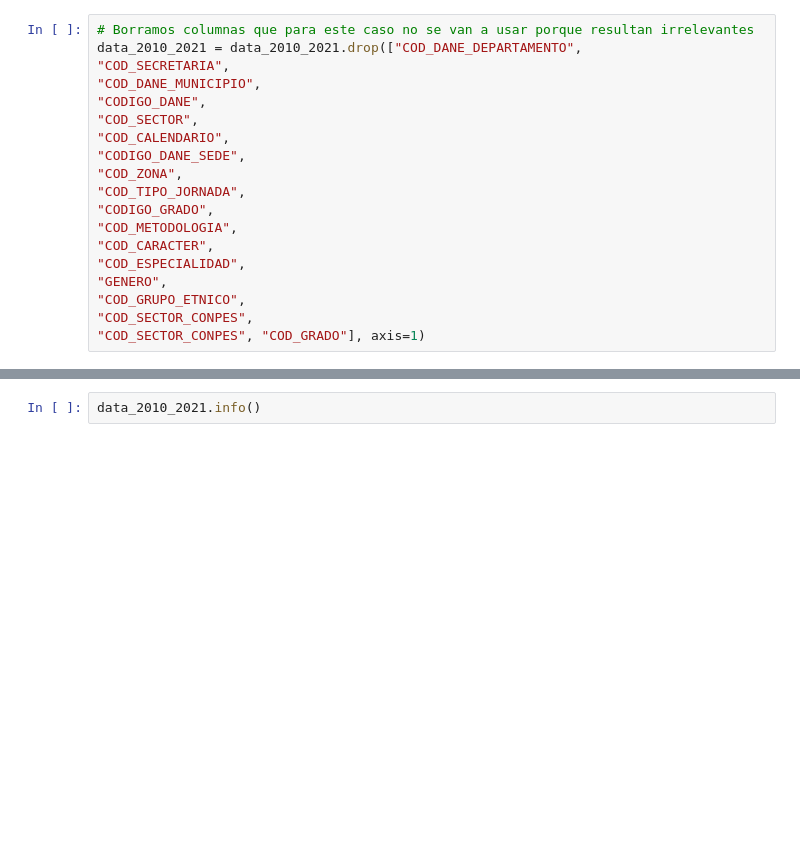
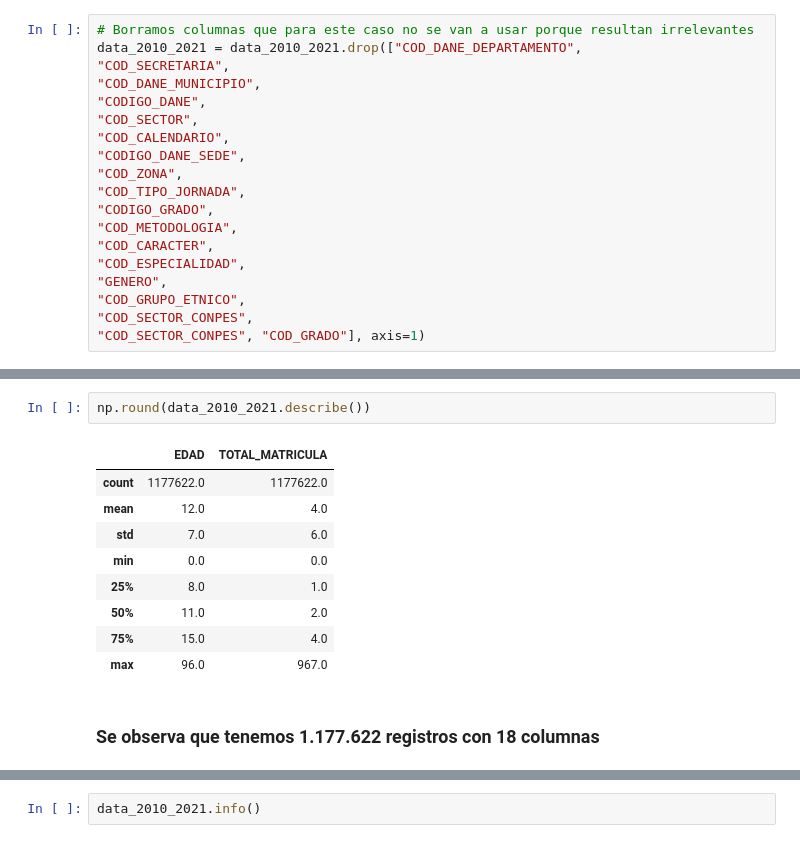
Before and after one commit to Cuenta-oss/analisis_exploratorio, a Jupyter notebook: datas.ipynb, the cells around one changed output, grey strips where cells are left out. Drawn from its saved outputs; the diff is of its cells as text; blank space fills up the shorter version.

```diff
--- a/datas.ipynb
+++ b/datas.ipynb
@@ -139,3 +136,17 @@ data_2010_2021.describe(include="all")
+# %%
+np.round(data_2010_2021.describe())
+# %% [output]
+|  | EDAD | TOTAL_MATRICULA |
+| count | 1177622.0 | 1177622.0 |
+| mean | 12.0 | 4.0 |
+| std | 7.0 | 6.0 |
+| min | 0.0 | 0.0 |
+| 25% | 8.0 | 1.0 |
+| 50% | 11.0 | 2.0 |
+| 75% | 15.0 | 4.0 |
+| max | 96.0 | 967.0 |
+# %% [markdown]
+### Se observa que tenemos 1.177.622 registros con 18 columnas
 # %%
 data_2010_2021.shape
 # %% [output]
```
Also changed, not shown: parts of 29 cells of this notebook.
